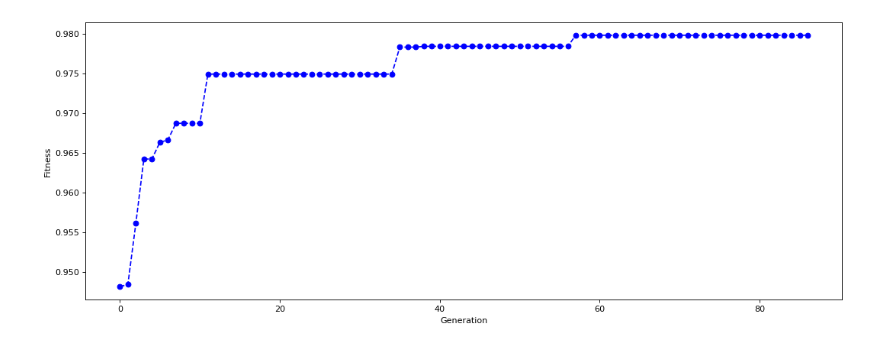
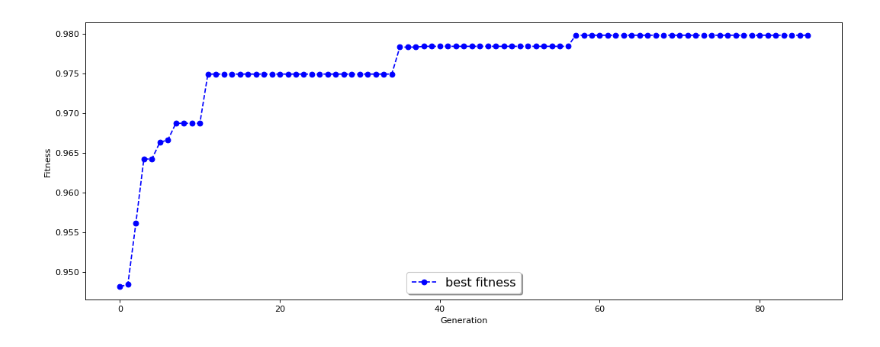
Before and after one commit to openVietAnh/Evolutionary-Convolutional-Neural-Network, a Jupyter notebook: data_analysis.ipynb, the cells around one changed output. Drawn from its saved outputs; the diff is of its cells as text; code cells hidden in the pictures.

```diff
--- a/data_analysis.ipynb
+++ b/data_analysis.ipynb
@@ -9,13 +9,14 @@ with open("fullResult.txt", "r") as f:
     data = f.readlines()
 # %%
 best_fitnesses = list(map(float, data[data.index("TRACKER INFO\n") + 2].strip().split()))
-figure(figsize=(16, 6), dpi=80)
-plt.plot(best_fitnesses, 'bo--')
+fig, ax = plt.subplots(figsize=(16, 6), dpi=80)
+ax.plot(best_fitnesses, 'bo--', label="best fitness")
 plt.ylabel('Fitness')
 plt.xlabel('Generation')
+legend = ax.legend(loc='lower center', shadow=True, fontsize='x-large')
 plt.show()
 # %% [output]
-[figure, old version]
+[figure, new version]
 # %%
 for i in range(int(data[data.index("TRACKER INFO\n") + 1])):
     generation_index = data.index("\tGeneration " + str(i) + "\n")
```
Also changed, not shown: parts of 9 cells of this notebook, 7 other files.
